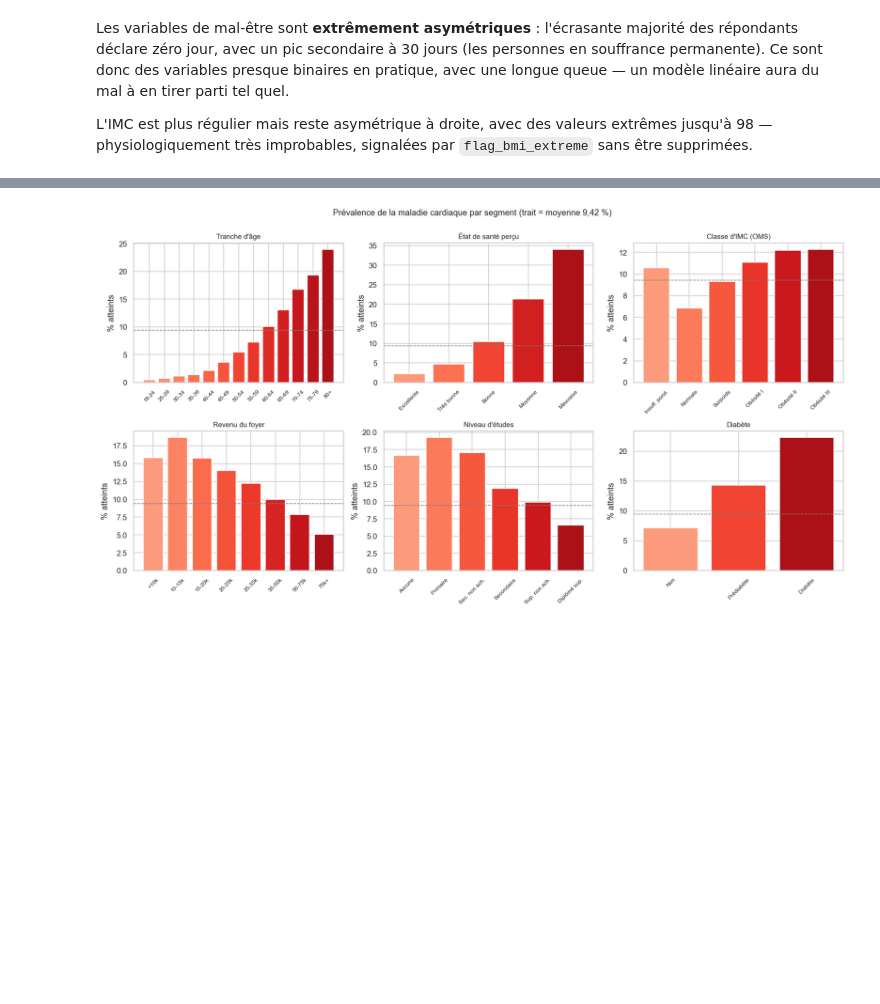
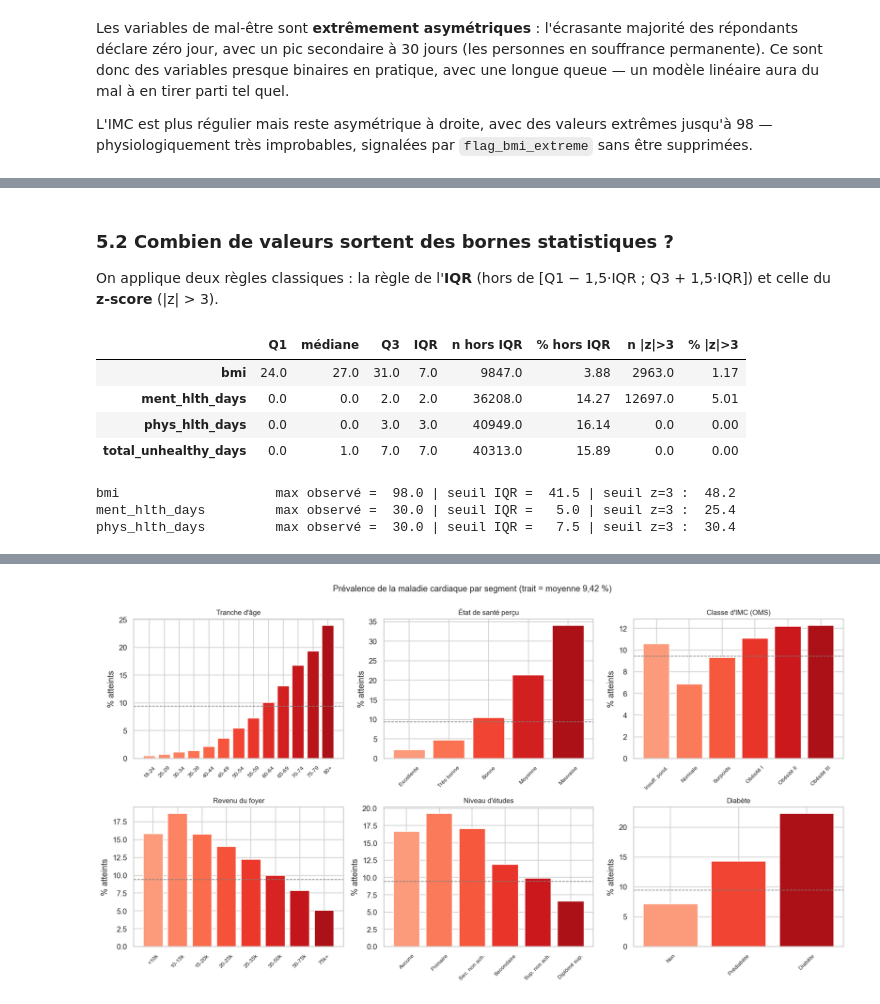
Before and after one commit to AhmedBenArfa/BRFSS-Heart-Analytics, a Jupyter notebook: 01_etl/notebooks/01_eda.ipynb, the cells around one changed output, grey strips where cells are left out. Drawn from its saved outputs; the diff is of its cells as text; code cells hidden in the pictures; blank space fills up the shorter version.

```diff
--- a/01_etl/notebooks/01_eda.ipynb
+++ b/01_etl/notebooks/01_eda.ipynb
@@ -339,0 +406,44 @@ extrêmes jusqu'à 98 — physiologiquement très improbables, signalées par
+# %% [markdown]
+### 5.2 Combien de valeurs sortent des bornes statistiques ?
+
+On applique deux règles classiques : la règle de l'**IQR** (hors de
+[Q1 − 1,5·IQR ; Q3 + 1,5·IQR]) et celle du **z-score** (|z| > 3).
+# %%
+def compter_aberrantes(serie):
+    """Compte les valeurs hors bornes selon l'IQR et le z-score."""
+    q1, q3 = serie.quantile([0.25, 0.75])
+    iqr = q3 - q1
+    hors_iqr = ((serie < q1 - 1.5 * iqr) | (serie > q3 + 1.5 * iqr)).sum()
+    ecart_type = serie.std()
+    hors_z = (((serie - serie.mean()).abs() / ecart_type) > 3).sum() if ecart_type else 0
+    return {
+        "Q1": q1, "médiane": serie.median(), "Q3": q3, "IQR": iqr,
+        "n hors IQR": hors_iqr, "% hors IQR": hors_iqr / len(serie) * 100,
+        "n |z|>3": hors_z, "% |z|>3": hors_z / len(serie) * 100,
+    }
+
+
+aberrantes = pd.DataFrame(
+    {c: compter_aberrantes(df[c]) for c in
+     ["bmi", "ment_hlth_days", "phys_hlth_days", "total_unhealthy_days"]}
+).T
+aberrantes.round(2)
+# %% [output]
+|  | Q1 | médiane | Q3 | IQR | n hors IQR | % hors IQR | n |z|>3 | % |z|>3 |
+| bmi | 24.0 | 27.0 | 31.0 | 7.0 | 9847.0 | 3.88 | 2963.0 | 1.17 |
+| ment_hlth_days | 0.0 | 0.0 | 2.0 | 2.0 | 36208.0 | 14.27 | 12697.0 | 5.01 |
+| phys_hlth_days | 0.0 | 0.0 | 3.0 | 3.0 | 40949.0 | 16.14 | 0.0 | 0.00 |
+| total_unhealthy_days | 0.0 | 1.0 | 7.0 | 7.0 | 40313.0 | 15.89 | 0.0 | 0.00 |
+# %%
+# Pourquoi les deux règles divergent : où tombe le seuil de chaque méthode ?
+for colonne in ["bmi", "ment_hlth_days", "phys_hlth_days"]:
+    serie = df[colonne]
+    q1, q3 = serie.quantile([0.25, 0.75])
+    seuil_iqr = q3 + 1.5 * (q3 - q1)
+    seuil_z = serie.mean() + 3 * serie.std()
+    print(f"{colonne:22s} max observé = {serie.max():5.1f} | "
+          f"seuil IQR = {seuil_iqr:5.1f} | seuil z=3 : {seuil_z:5.1f}")
+# %% [output]
+bmi                    max observé =  98.0 | seuil IQR =  41.5 | seuil z=3 :  48.2
+ment_hlth_days         max observé =  30.0 | seuil IQR =   5.0 | seuil z=3 :  25.4
+phys_hlth_days         max observé =  30.0 | seuil IQR =   7.5 | seuil z=3 :  30.4
```
Also changed, not shown: parts of 18 cells of this notebook, 3 other files.
